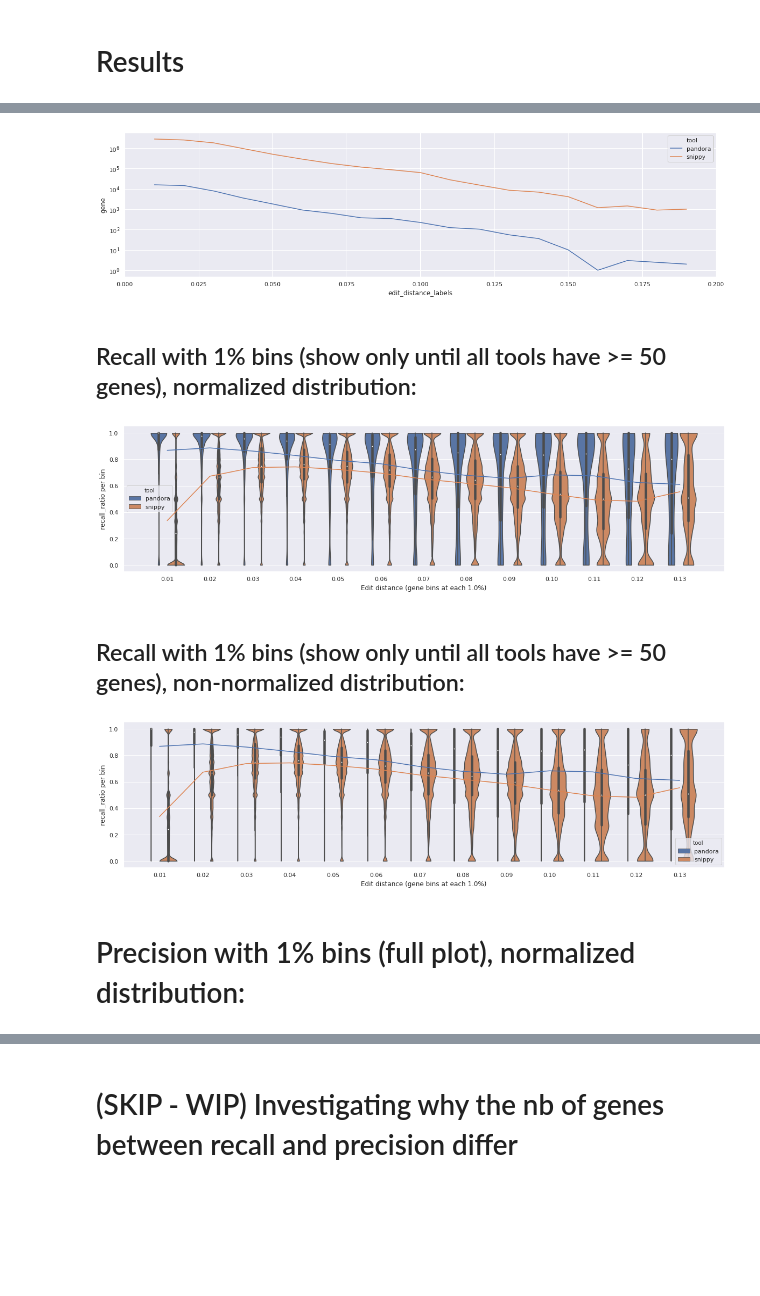
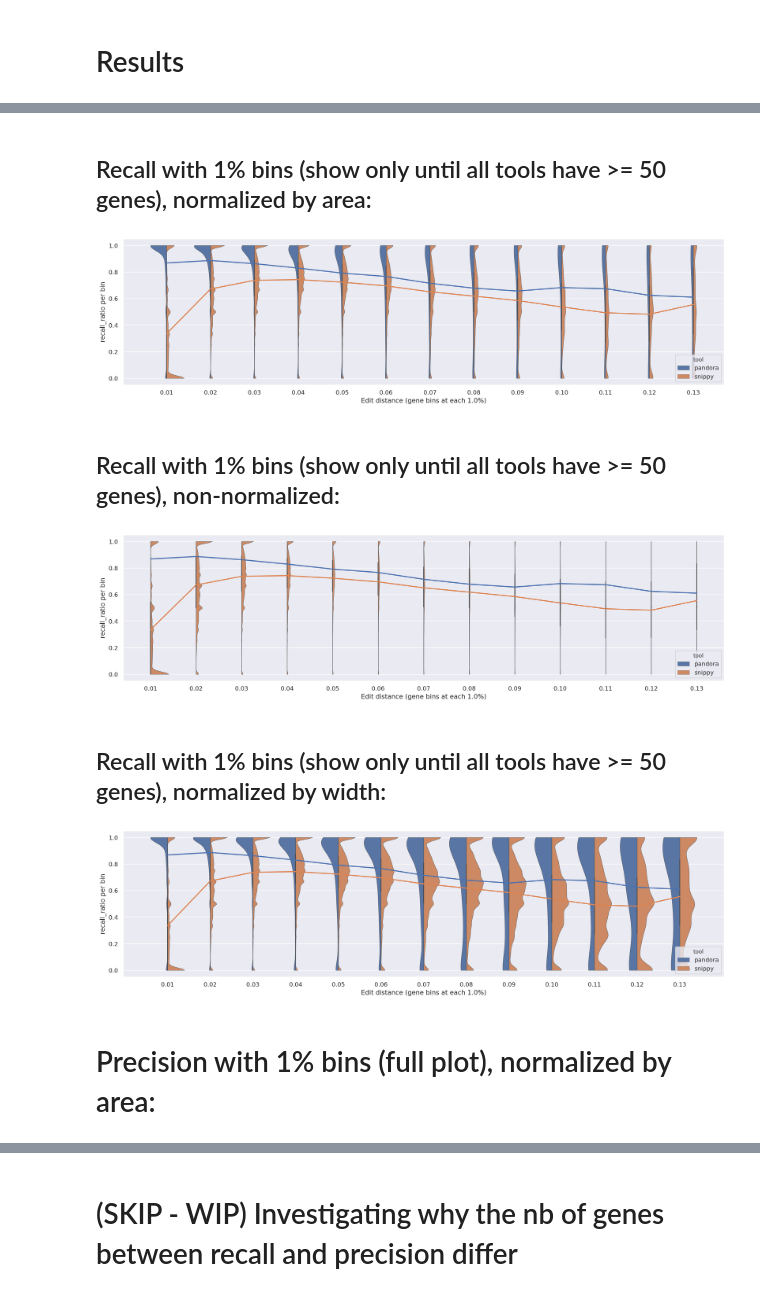
Before and after one commit to leoisl/pandora_gene_distance, a Jupyter notebook: notebooks/eda.ipynb, the cells around one changed output, grey strips where cells are left out. Saved outputs shown, nothing was run; the diff lists cells and outputs as text; code cells hidden in the pictures; blank space fills up the shorter version.

```diff
--- a/notebooks/eda.ipynb
+++ b/notebooks/eda.ipynb
@@ -16,7 +16,8 @@ All of this is comprised in a snakemake pipeline, and this EDA notebook analyse
 import pandas as pd
 import seaborn as sns
 import matplotlib.pyplot as plt
-plt.rcParams['figure.figsize'] = [20, 5]
+plt.rcParams['figure.figsize'] = [40, 5]
+plt.rcParams['figure.dpi'] = 200
 def display_full(x):
     pd.set_option('display.max_rows', len(x))
     display(x)
@@ -147,13 +148,15 @@ def plot_violin_and_line_precision_or_recall_in_genes_in_several_bins(df, recall
     df_with_edit_distance_threshold = df.query("edit_distance_labels <= @edit_distance_threshold")
     all_different_ed_labels = sorted(df_with_edit_distance_threshold["edit_distance_labels"].unique())
 
-    sns.violinplot(x="edit_distance_labels", y=recall_or_precision_ratio, data=df_with_edit_distance_threshold, hue="tool", scale=scale, cut=0)
+    sns.violinplot(x="edit_distance_labels", y=recall_or_precision_ratio, data=df_with_edit_distance_threshold,
+                   hue="tool", scale=scale, cut=0, split=True, scale_hue=False, width=0.8, linewidth=0.5)
 
     lineplot_df = df_with_edit_distance_threshold.groupby(by=["edit_distance_labels", "tool"]).agg({recall_or_precision_ratio: ["mean"]})
     lineplot_df.reset_index(level=["edit_distance_labels", "tool"], inplace=True)
     lineplot_df.columns = lineplot_df.columns.droplevel(1)
     lineplot_df["edit_distance_labels_order"] = lineplot_df.apply(get_edit_distance_labels_order, axis=1, all_different_ed_labels=all_different_ed_labels)
-    sns.lineplot(x="edit_distance_labels_order", y=recall_or_precision_ratio, data=lineplot_df, hue="tool", legend=False)
+    sns.lineplot(x="edit_distance_labels_order", y=recall_or_precision_ratio, data=lineplot_df, hue="tool",
+                 legend=False, linewidth=2.0)
 
 
     ax.set(xlabel=f"Edit distance (gene bins at each {step*100}%)", ylabel=f'{recall_or_precision_ratio} per bin')
@@ -211,0 +228,2 @@ plot_violin_and_line_recall_in_genes_in_several_bins(
+# %% [markdown]
+## Recall with 1% bins (show only until all tools have >= 50 genes), normalized by area:
@@ -212,39 +236,30 @@ plot_violin_and_line_recall_in_genes_in_several_bins(
 # %%
-plot_lineplot_count_in_genes_in_several_bins(count_df_recall_with_step_001, step=0.01, display_plot=True)
+plot_violin_and_line_recall_in_genes_in_several_bins(
+    df_recall_with_step_001, step=0.01, scale="area",
+    edit_distance_threshold = edit_distance_threshold_for_recall_where_all_tools_have_at_least_50_genes,
+    display_plot=True)
 # %% [output]
-[figure, old version]
+[figure, new version]
 # %% [markdown]
-## Recall with 1% bins (show only until all tools have >= 50 genes), normalized distribution:
+## Recall with 1% bins (show only until all tools have >= 50 genes), non-normalized:
 # %%
-edit_distance_threshold_for_recall_where_all_tools_have_at_least_50_genes = \
-    get_edit_distance_threshold_where_all_tools_have_at_least_the_min_nb_of_genes(
-        count_df_recall_with_step_001,
-        min_nb_of_genes = 50,
-        nb_of_tools = 2)
-
 plot_violin_and_line_recall_in_genes_in_several_bins(
-    df_recall_with_step_001, step=0.01, scale="area",
+    df_recall_with_step_001, step=0.01, scale="count",
     edit_distance_threshold = edit_distance_threshold_for_recall_where_all_tools_have_at_least_50_genes,
     display_plot=True)
 # %% [output]
-[figure, old version]
+[figure, new version]
 # %% [markdown]
-## Recall with 1% bins (show only until all tools have >= 50 genes), non-normalized distribution:
+## Recall with 1% bins (show only until all tools have >= 50 genes), normalized by width:
 # %%
-edit_distance_threshold_for_recall_where_all_tools_have_at_least_50_genes = \
-    get_edit_distance_threshold_where_all_tools_have_at_least_the_min_nb_of_genes(
-        count_df_recall_with_step_001,
-        min_nb_of_genes = 50,
-        nb_of_tools = 2)
-
 plot_violin_and_line_recall_in_genes_in_several_bins(
-    df_recall_with_step_001, step=0.01, scale="count",
+    df_recall_with_step_001, step=0.01, scale="width",
     edit_distance_threshold = edit_distance_threshold_for_recall_where_all_tools_have_at_least_50_genes,
     display_plot=True)
 # %% [output]
-[figure, old version]
+[figure, new version]
 # %% [markdown]
-# Precision with 1% bins (full plot), normalized distribution:
+# Precision with 1% bins (full plot), normalized by area:
 # %%
 plot_violin_and_line_precision_in_genes_in_several_bins(
     df_precision_with_step_001, step=0.01, scale="area",
```
Also changed, not shown: parts of 25 cells of this notebook.
